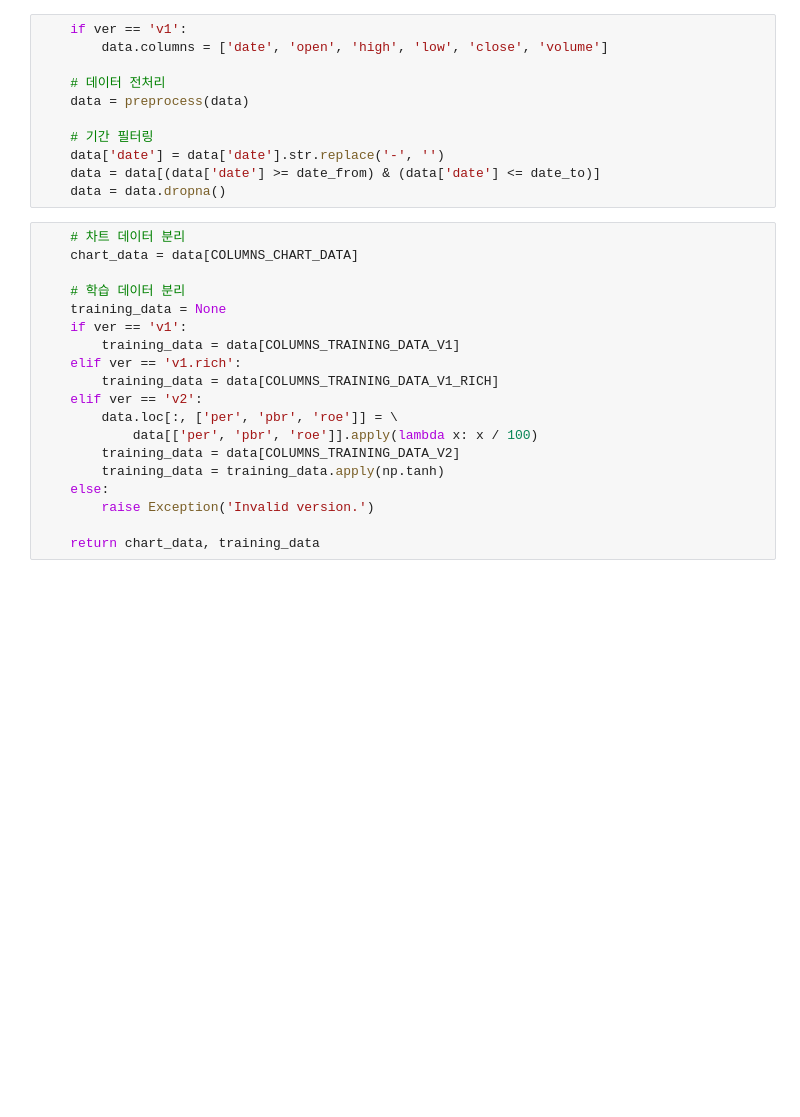
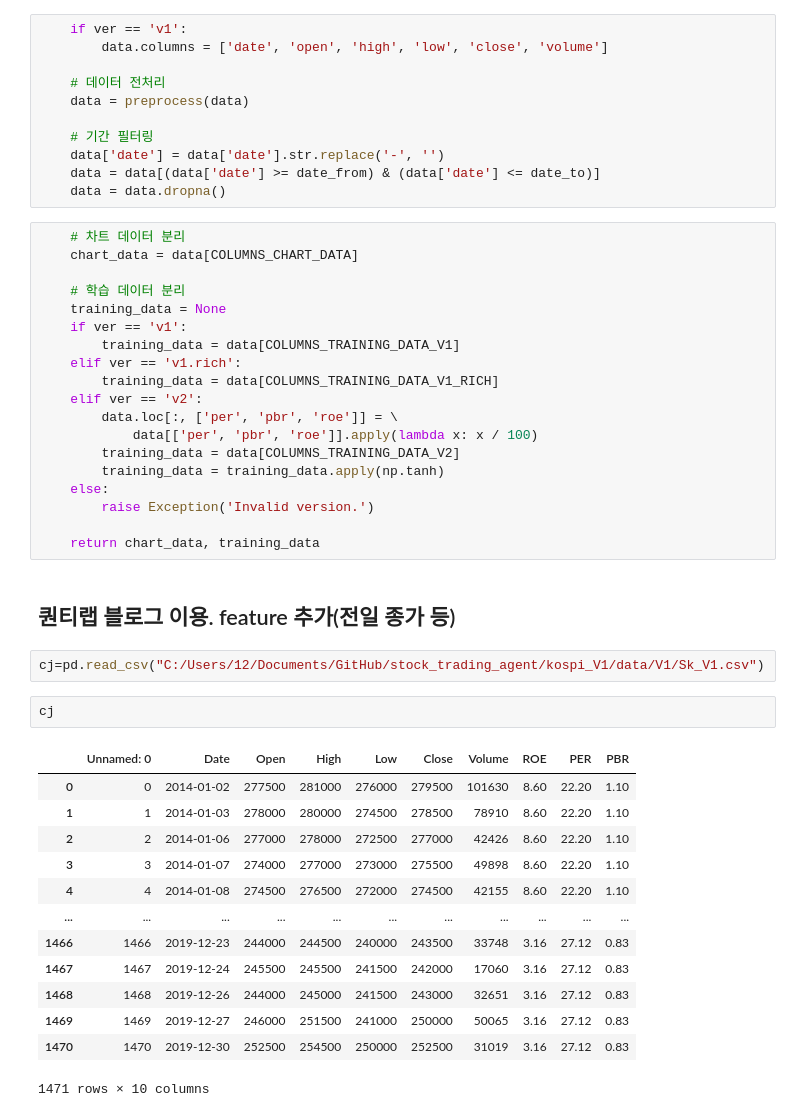
Before and after one commit to mins0022/stock_trading_agent, a Jupyter notebook: kospi_V2/code/데이터 전처리 함수 .ipynb, the cells around one changed output. Saved outputs shown, nothing was run; the diff lists cells and outputs as text; blank space fills up the shorter version.

```diff
--- a/kospi_V2/code/데이터 전처리 함수 .ipynb
+++ b/kospi_V2/code/데이터 전처리 함수 .ipynb
@@ -142,3 +160,23 @@ def load_data(fpath, date_from, date_to, ver='v2'):
         raise Exception('Invalid version.')
 
     return chart_data, training_data
+# %% [markdown]
+## 퀀티랩 블로그 이용. feature 추가(전일 종가 등)
+# %%
+cj=pd.read_csv("C:/Users/12/Documents/GitHub/stock_trading_agent/kospi_V1/data/V1/Sk_V1.csv")
+# %%
+cj
+# %% [output]
+|  | Unnamed: 0 | Date | Open | High | Low | Close | Volume | ROE | PER | PBR |
+| 0 | 0 | 2014-01-02 | 277500 | 281000 | 276000 | 279500 | 101630 | 8.60 | 22.20 | 1.10 |
+| 1 | 1 | 2014-01-03 | 278000 | 280000 | 274500 | 278500 | 78910 | 8.60 | 22.20 | 1.10 |
+| 2 | 2 | 2014-01-06 | 277000 | 278000 | 272500 | 277000 | 42426 | 8.60 | 22.20 | 1.10 |
+| 3 | 3 | 2014-01-07 | 274000 | 277000 | 273000 | 275500 | 49898 | 8.60 | 22.20 | 1.10 |
+| 4 | 4 | 2014-01-08 | 274500 | 276500 | 272000 | 274500 | 42155 | 8.60 | 22.20 | 1.10 |
+| ... | ... | ... | ... | ... | ... | ... | ... | ... | ... | ... |
+| 1466 | 1466 | 2019-12-23 | 244000 | 244500 | 240000 | 243500 | 33748 | 3.16 | 27.12 | 0.83 |
+| 1467 | 1467 | 2019-12-24 | 245500 | 245500 | 241500 | 242000 | 17060 | 3.16 | 27.12 | 0.83 |
+| 1468 | 1468 | 2019-12-26 | 244000 | 245000 | 241500 | 243000 | 32651 | 3.16 | 27.12 | 0.83 |
+| 1469 | 1469 | 2019-12-27 | 246000 | 251500 | 241000 | 250000 | 50065 | 3.16 | 27.12 | 0.83 |
+| 1470 | 1470 | 2019-12-30 | 252500 | 254500 | 250000 | 252500 | 31019 | 3.16 | 27.12 | 0.83 |
+1471 rows × 10 columns
```
Also changed, not shown: parts of 7 cells of this notebook, 2 other files.
